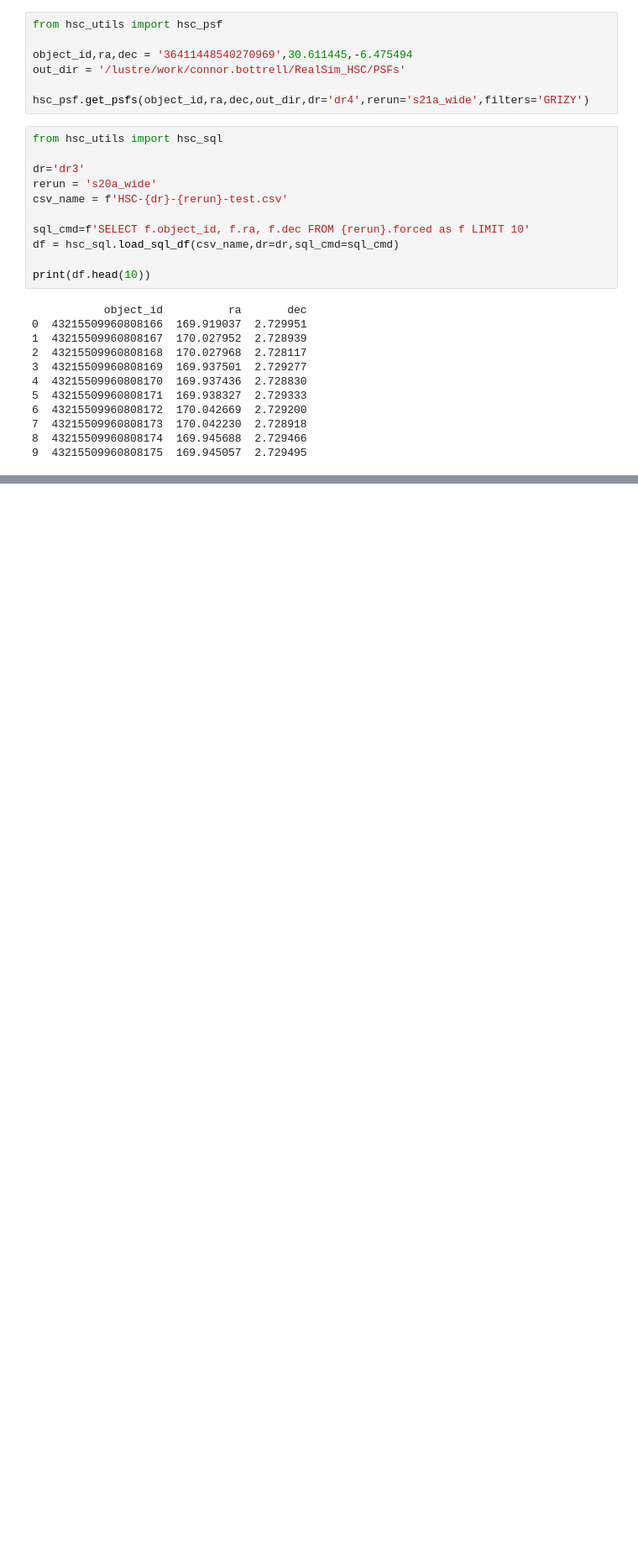
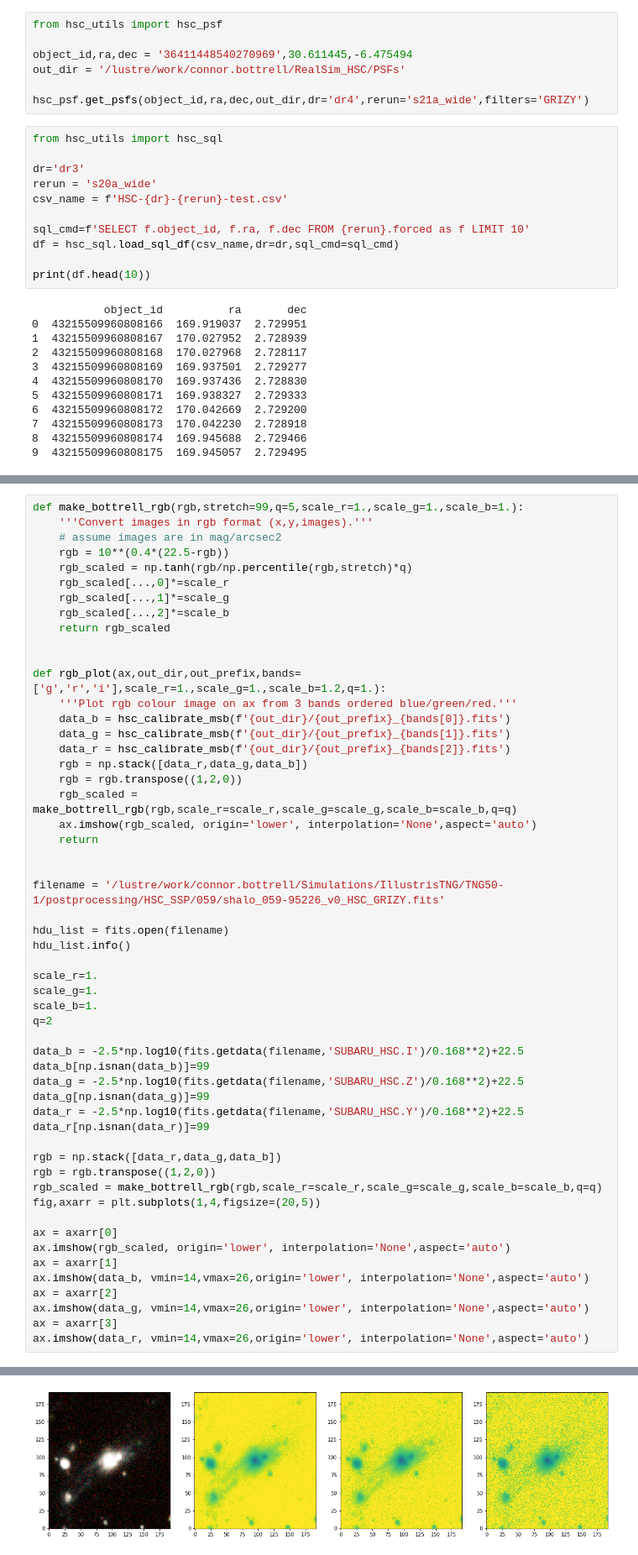
Before and after one commit to cbottrell/RealSim_HSC, a Jupyter notebook: testing.ipynb, the cells around one changed output, grey strips where cells are left out. Shown at 84% size. Drawn from its saved outputs; the diff is of its cells as text; blank space fills up the shorter version.

```diff
--- a/testing.ipynb
+++ b/testing.ipynb
@@ -972,0 +1489,55 @@ print(df.head(10))
+# %%
+def make_bottrell_rgb(rgb,stretch=99,q=5,scale_r=1.,scale_g=1.,scale_b=1.):
+    '''Convert images in rgb format (x,y,images).'''
+    # assume images are in mag/arcsec2
+    rgb = 10**(0.4*(22.5-rgb))
+    rgb_scaled = np.tanh(rgb/np.percentile(rgb,stretch)*q)
+    rgb_scaled[...,0]*=scale_r
+    rgb_scaled[...,1]*=scale_g
+    rgb_scaled[...,2]*=scale_b
+    return rgb_scaled
+
+
+def rgb_plot(ax,out_dir,out_prefix,bands=['g','r','i'],scale_r=1.,scale_g=1.,scale_b=1.2,q=1.):
+    '''Plot rgb colour image on ax from 3 bands ordered blue/green/red.'''
+    data_b = hsc_calibrate_msb(f'{out_dir}/{out_prefix}_{bands[0]}.fits')
+    data_g = hsc_calibrate_msb(f'{out_dir}/{out_prefix}_{bands[1]}.fits')
+    data_r = hsc_calibrate_msb(f'{out_dir}/{out_prefix}_{bands[2]}.fits')
+    rgb = np.stack([data_r,data_g,data_b])
+    rgb = rgb.transpose((1,2,0))
+    rgb_scaled = make_bottrell_rgb(rgb,scale_r=scale_r,scale_g=scale_g,scale_b=scale_b,q=q)
+    ax.imshow(rgb_scaled, origin='lower', interpolation='None',aspect='auto')
+    return
+
+
+filename = '/lustre/work/connor.bottrell/Simulations/IllustrisTNG/TNG50-1/postprocessing/HSC_SSP/059/shalo_059-95226_v0_HSC_GRIZY.fits'
+
+hdu_list = fits.open(filename)
+hdu_list.info()
+
+scale_r=1.
+scale_g=1.
+scale_b=1.
+q=2
+
+data_b = -2.5*np.log10(fits.getdata(filename,'SUBARU_HSC.I')/0.168**2)+22.5
+data_b[np.isnan(data_b)]=99
+data_g = -2.5*np.log10(fits.getdata(filename,'SUBARU_HSC.Z')/0.168**2)+22.5
+data_g[np.isnan(data_g)]=99
+data_r = -2.5*np.log10(fits.getdata(filename,'SUBARU_HSC.Y')/0.168**2)+22.5
+data_r[np.isnan(data_r)]=99
+
+rgb = np.stack([data_r,data_g,data_b])
+rgb = rgb.transpose((1,2,0))
+rgb_scaled = make_bottrell_rgb(rgb,scale_r=scale_r,scale_g=scale_g,scale_b=scale_b,q=q)
+fig,axarr = plt.subplots(1,4,figsize=(20,5))
+
+ax = axarr[0]
+ax.imshow(rgb_scaled, origin='lower', interpolation='None',aspect='auto')
+ax = axarr[1]
+ax.imshow(data_b, vmin=14,vmax=26,origin='lower', interpolation='None',aspect='auto')
+ax = axarr[2]
+ax.imshow(data_g, vmin=14,vmax=26,origin='lower', interpolation='None',aspect='auto')
+ax = axarr[3]
+ax.imshow(data_r, vmin=14,vmax=26,origin='lower', interpolation='None',aspect='auto')
+# %% [output]
@@ -972,0 +1562 @@ print(df.head(10))
+[figure, added]
```
Also changed, not shown: parts of 13 cells of this notebook, 2 other files.
